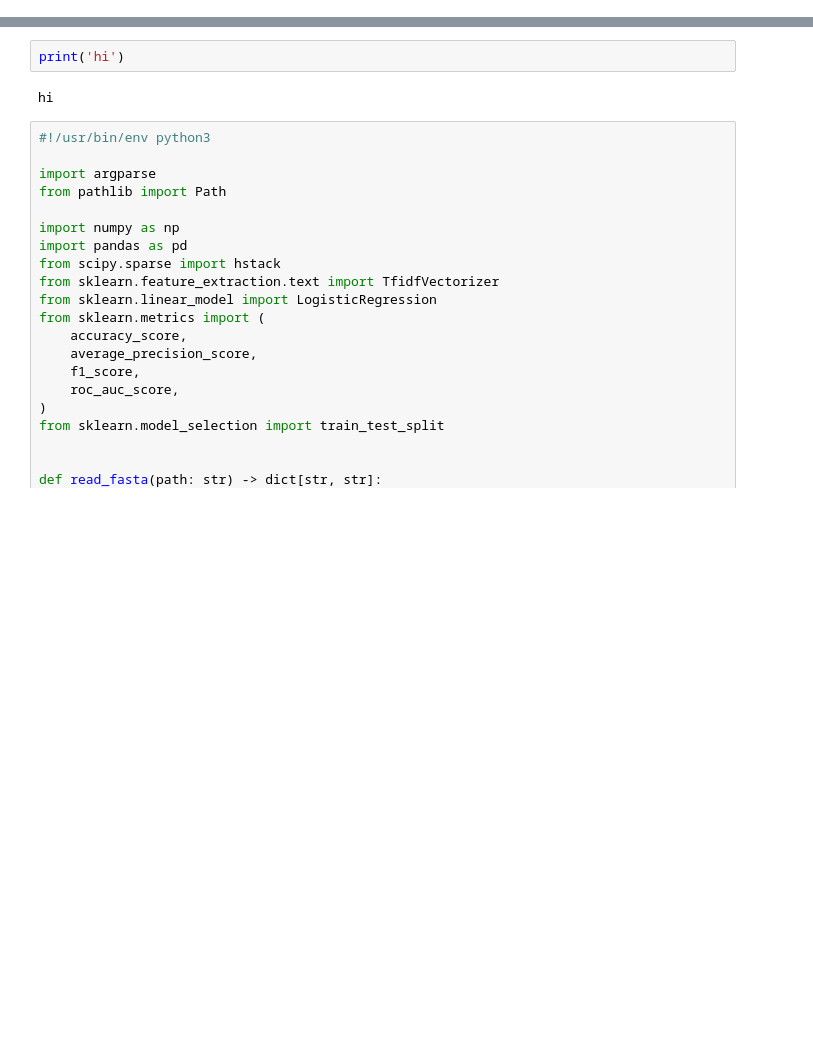
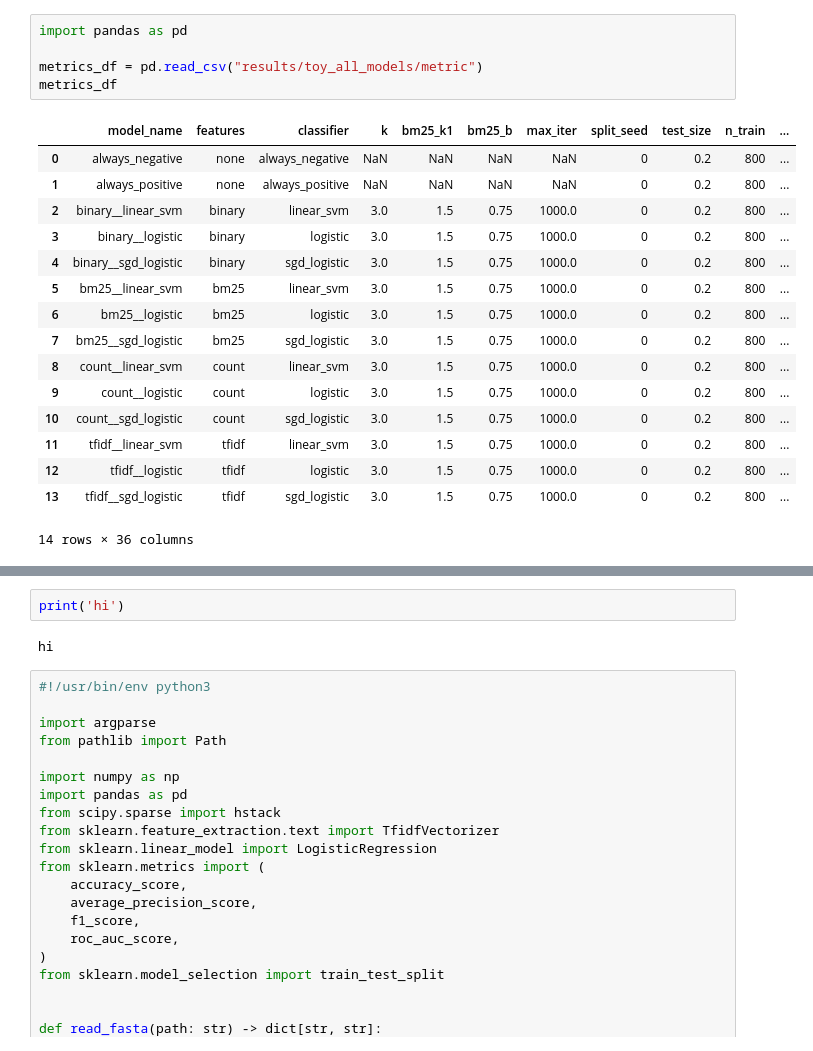
Before and after one commit to DylanSteinecke/ppi-leakage-eval, a Jupyter notebook: scratch.ipynb, the cells around one changed output, grey strips where cells are left out. Drawn from its saved outputs; the diff is of its cells as text; blank space fills up the shorter version.

```diff
--- a/scratch.ipynb
+++ b/scratch.ipynb
@@ -0,0 +1,22 @@
+# %%
+import pandas as pd
+
+metrics_df = pd.read_csv("results/toy_all_models/metric")
+metrics_df
+# %% [output]
+|  | model_name | features | classifier | k | bm25_k1 | bm25_b | max_iter | split_seed | test_size | n_train | ... |
+| 0 | always_negative | none | always_negative | NaN | NaN | NaN | NaN | 0 | 0.2 | 800 | ... |
+| 1 | always_positive | none | always_positive | NaN | NaN | NaN | NaN | 0 | 0.2 | 800 | ... |
+| 2 | binary__linear_svm | binary | linear_svm | 3.0 | 1.5 | 0.75 | 1000.0 | 0 | 0.2 | 800 | ... |
+| 3 | binary__logistic | binary | logistic | 3.0 | 1.5 | 0.75 | 1000.0 | 0 | 0.2 | 800 | ... |
+| 4 | binary__sgd_logistic | binary | sgd_logistic | 3.0 | 1.5 | 0.75 | 1000.0 | 0 | 0.2 | 800 | ... |
+| 5 | bm25__linear_svm | bm25 | linear_svm | 3.0 | 1.5 | 0.75 | 1000.0 | 0 | 0.2 | 800 | ... |
+| 6 | bm25__logistic | bm25 | logistic | 3.0 | 1.5 | 0.75 | 1000.0 | 0 | 0.2 | 800 | ... |
+| 7 | bm25__sgd_logistic | bm25 | sgd_logistic | 3.0 | 1.5 | 0.75 | 1000.0 | 0 | 0.2 | 800 | ... |
+| 8 | count__linear_svm | count | linear_svm | 3.0 | 1.5 | 0.75 | 1000.0 | 0 | 0.2 | 800 | ... |
+| 9 | count__logistic | count | logistic | 3.0 | 1.5 | 0.75 | 1000.0 | 0 | 0.2 | 800 | ... |
+| 10 | count__sgd_logistic | count | sgd_logistic | 3.0 | 1.5 | 0.75 | 1000.0 | 0 | 0.2 | 800 | ... |
+| 11 | tfidf__linear_svm | tfidf | linear_svm | 3.0 | 1.5 | 0.75 | 1000.0 | 0 | 0.2 | 800 | ... |
+| 12 | tfidf__logistic | tfidf | logistic | 3.0 | 1.5 | 0.75 | 1000.0 | 0 | 0.2 | 800 | ... |
+| 13 | tfidf__sgd_logistic | tfidf | sgd_logistic | 3.0 | 1.5 | 0.75 | 1000.0 | 0 | 0.2 | 800 | ... |
+14 rows × 36 columns
```
Also changed, not shown: parts of 1 cell of this notebook, 21 other files.
